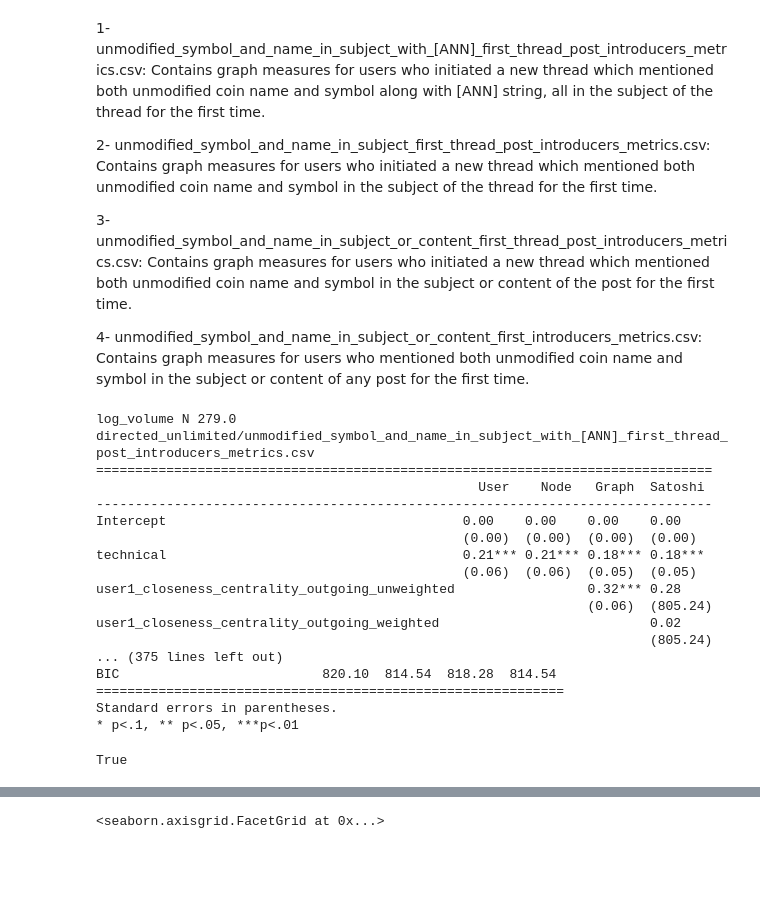
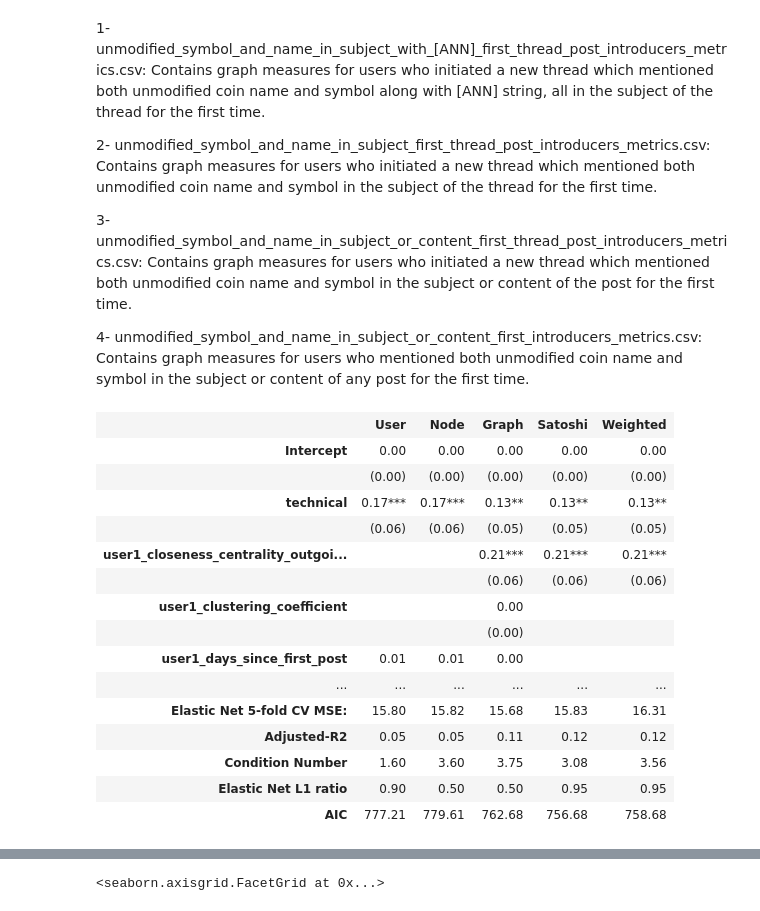
Before and after one commit to nikete/Comunity-Structure-Extremely-Speculative-Asset-Dynamics, a Jupyter notebook: coins networks structure.ipynb, the cells around one changed output, grey strips where cells are left out. Cells and saved outputs as stored; diff of their text form; code cells hidden in the pictures; blank space fills up the shorter version.

Commit message:
moved feature selection to elastic net for stability, log market num outcome measures

```diff
--- a/coins networks structure.ipynb
+++ b/coins networks structure.ipynb
@@ -38,7 +45,7 @@ naive_vars = ['user1_num_posts', 'user1_num_subjects',
            'user1_days_since_first_post',
            'technical']
 independent_vars =  naive_vars + graph_vars + satoshi_vars + weighted_vars + degree_vars
-dependent_vars = ["log_volume","log_severity","market_num"]
+dependent_vars = ["log_volume","log_severity","log_market_num"]
 # %%
 def joint_dataset(fname):
     data = pd.read_csv( fname,
@@ -48,6 +55,7 @@ def joint_dataset(fname):
     data['user1_years_since_first_post'] = data.user1_days_since_first_post/365.
     data['log_severity']=np.log(data['severity_to_average_after_max_volume_weighted'])
     data['log_volume']=np.log(data['total_volume'])
+    data['log_market_num'] = np.log(np.e+data.market_num)
 
     data.loc[data.user1_satoshi_distance > 6,'user1_satoshi_distance_inf'] = 1
     data.loc[data.user1_satoshi_distance <= 6,'user1_satoshi_distance_inf'] = 0
@@ -104,52 +117,50 @@ the subject or content of any post for the first time.
 def make_regression_tables(yvar,datasets):
     for f in l:
         data_norm = joint_dataset(f)
-        reg3 =  CVregularizedRobustErrorsLS(yvar,independent_vars, data_norm)
-        reg2 =  CVregularizedRobustErrorsLS(yvar,naive_vars  + degree_vars + graph_vars + graph_vars ,data_norm)
-        reg1 =  CVregularizedRobustErrorsLS(yvar,naive_vars + degree_vars,data_norm)
-        reg0 = CVregularizedRobustErrorsLS(yvar,naive_vars,data_norm)
 
+        reg4 =  fit_model(yvar,naive_vars  + degree_vars + graph_vars + graph_vars + satoshi_vars + weighted_vars, data_norm)
+        reg3 =  fit_model(yvar,naive_vars  + degree_vars + graph_vars + graph_vars + satoshi_vars, data_norm)
+        reg2 =  fit_model(yvar,naive_vars  + degree_vars + graph_vars + graph_vars ,data_norm)
+        reg1 =  fit_model(yvar,naive_vars + degree_vars,data_norm)
+        reg0 = fit_model(yvar,naive_vars,data_norm)
 
-        res = summary_col([reg0,reg1,reg2,reg3],stars=True,float_format='%0.2f',
-                      model_names=['User','Node','Graph','Satoshi'],
+        res = summary_col([reg0,reg1,reg2,reg3,reg4],stars=True,float_format='%0.2f',
+                      model_names=['User','Node','Graph','Satoshi','Weighted'],
                       info_dict={#'N':lambda x: "{0:d}".format(int(x.nobs)),
                                  'R2':lambda x: "{:.2f}".format(x.rsquared),
                                  'Adjusted-R2':lambda x: "{:.2f}".format(x.rsquared_adj),
                                  'AIC':lambda x: "{:.2f}".format(x.aic),
                                  'BIC':lambda x: "{:.2f}".format(x.bic),
-                                 'Condition Number':lambda x: "{:.2f}".format(x.condition_number) })
-        print "\n\n\n",yvar,"N",reg3.nobs, f,
-        print res
+                                 'Condition Number':lambda x: "{:.2f}".format(x.condition_number),
+                                 'Elastic Net 5-fold CV MSE:' :lambda x: "{:.2f}".format(x.mse.sum()/5.),
+                                 'Elastic Net L1 ratio':lambda x: "{:.2f}".format( x.l1_ratio)})
+
         open("tables/"+yvar +"_models "+ f[25:-4]+".tex","w").write(res.as_latex())
-    return True
+    return res
 # %%
 
 
 
-l= ["directed_unlimited/unmodified_symbol_and_name_in_subject_with_[ANN]_first_thread_post_introducers_metrics.csv",
-    "directed_unlimited/unmodified_symbol_and_name_in_subject_or_content_first_introducers_metrics.csv",
-    "directed_unlimited/unmodified_symbol_and_name_in_subject_first_thread_post_introducers_metrics.csv",
-    "directed_unlimited/unmodified_symbol_and_name_in_subject_or_content_first_thread_post_introducers_metrics.csv"]
+l= ["directed_unlimited/unmodified_symbol_and_name_in_subject_with_[ANN]_first_thread_post_introducers_metrics.csv"]#,
+   # "directed_unlimited/unmodified_symbol_and_name_in_subject_or_content_first_introducers_metrics.csv",
+   # "directed_unlimited/unmodified_symbol_and_name_in_subject_first_thread_post_introducers_metrics.csv",
+   # "directed_unlimited/unmodified_symbol_and_name_in_subject_or_content_first_thread_post_introducers_metrics.csv"]
 
 make_regression_tables("log_volume",l)
-make_regression_tables("log_severity",l)
-make_regression_tables("market_num",l)
 # %% [output]
-log_volume N 279.0 directed_unlimited/unmodified_symbol_and_name_in_subject_with_[ANN]_first_thread_post_introducers_metrics.csv
-===============================================================================
-                                                 User    Node   Graph  Satoshi
--------------------------------------------------------------------------------
-Intercept                                      0.00    0.00    0.00    0.00
-                                               (0.00)  (0.00)  (0.00)  (0.00)
-technical                                      0.21*** 0.21*** 0.18*** 0.18***
-                                               (0.06)  (0.06)  (0.05)  (0.05)
-user1_closeness_centrality_outgoing_unweighted                 0.32*** 0.28
-                                                               (0.06)  (805.24)
-user1_closeness_centrality_outgoing_weighted                           0.02
-                                                                       (805.24)
-... (375 lines left out)
-BIC                          820.10  814.54  818.28  814.54
-============================================================
-Standard errors in parentheses.
-* p<.1, ** p<.05, ***p<.01
-True
+|  | User | Node | Graph | Satoshi | Weighted |
+| Intercept | 0.00 | 0.00 | 0.00 | 0.00 | 0.00 |
+|  | (0.00) | (0.00) | (0.00) | (0.00) | (0.00) |
+| technical | 0.17*** | 0.17*** | 0.13** | 0.13** | 0.13** |
+|  | (0.06) | (0.06) | (0.05) | (0.05) | (0.05) |
+| user1_closeness_centrality_outgoi... |  |  | 0.21*** | 0.21*** | 0.21*** |
+|  |  |  | (0.06) | (0.06) | (0.06) |
+| user1_clustering_coefficient |  |  | 0.00 |  |  |
+|  |  |  | (0.00) |  |  |
+| user1_days_since_first_post | 0.01 | 0.01 | 0.00 |  |  |
+| ... | ... | ... | ... | ... | ... |
+| Elastic Net 5-fold CV MSE: | 15.80 | 15.82 | 15.68 | 15.83 | 16.31 |
+| Adjusted-R2 | 0.05 | 0.05 | 0.11 | 0.12 | 0.12 |
+| Condition Number | 1.60 | 3.60 | 3.75 | 3.08 | 3.56 |
+| Elastic Net L1 ratio | 0.90 | 0.50 | 0.50 | 0.95 | 0.95 |
+| AIC | 777.21 | 779.61 | 762.68 | 756.68 | 758.68 |
```
Also changed, not shown: parts of 6 cells of this notebook, 13 other files.
